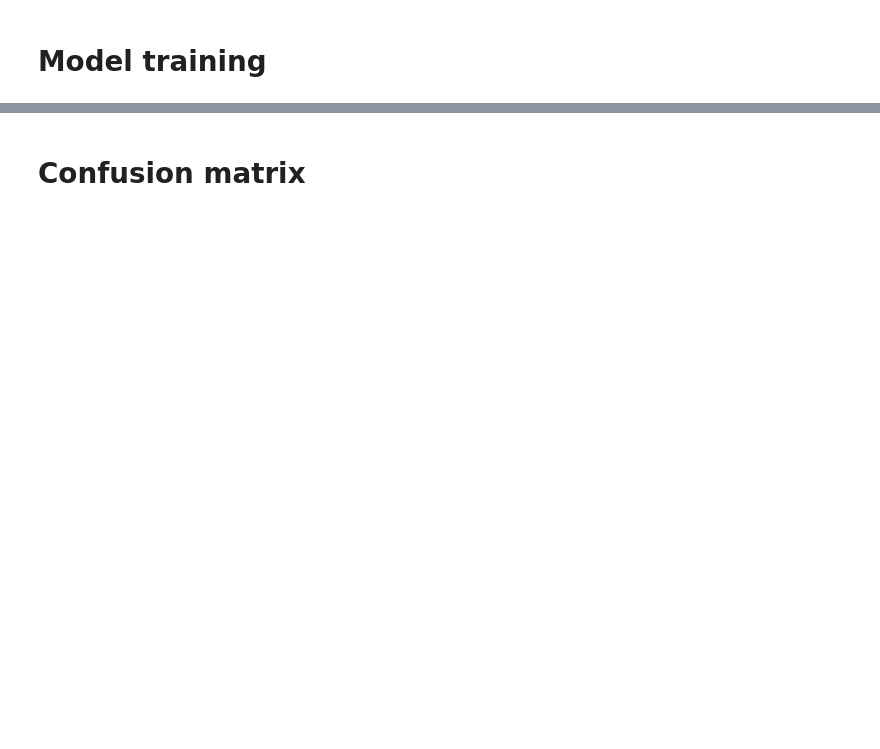
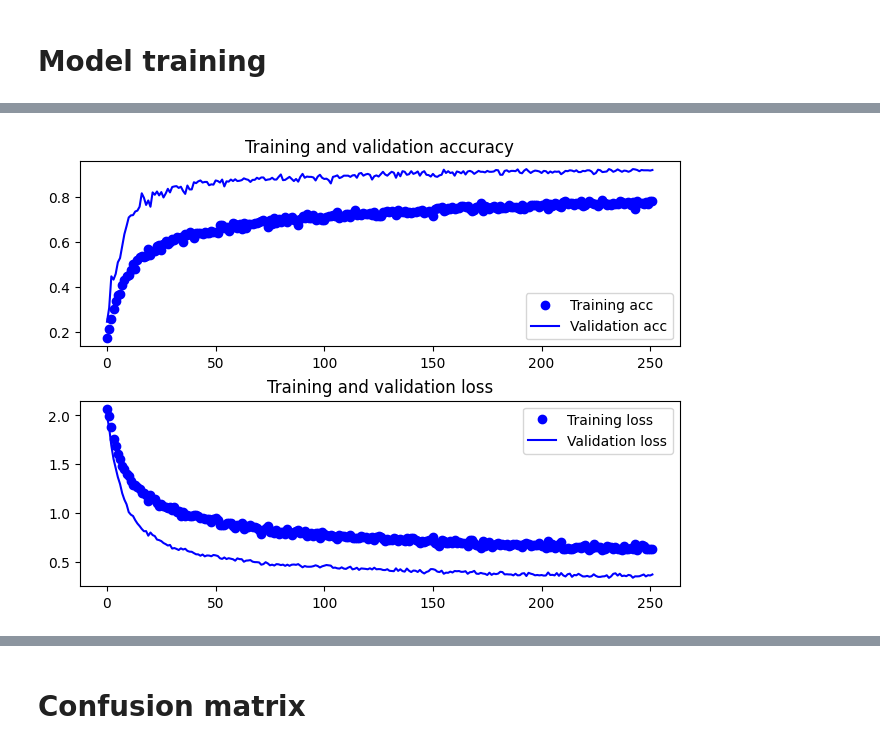
Before and after one commit to falcons-cs-assignments/Secure_Gesture, a Jupyter notebook: hand_gesture/model/keypoint_classification_EN.ipynb, the cells around one changed output, grey strips where cells are left out. Saved outputs shown, nothing was run; the diff lists cells and outputs as text; code cells hidden in the pictures; blank space fills up the shorter version.

Commit message:
Model

```diff
--- a/hand_gesture/model/keypoint_classification_EN.ipynb
+++ b/hand_gesture/model/keypoint_classification_EN.ipynb
@@ -73,7 +74,7 @@ model.compile(
 # %% [markdown]
 # Model training
 # %%
-model.fit(
+history = model.fit(
     X_train,
     y_train,
     epochs=1000,
@@ -103,3 +103,27 @@ Epoch 163: early stopping
+# %%
+def plot_loss_acc_curves(history):
+  acc = history.history['accuracy']
+  val_acc = history.history['val_accuracy']
+  loss = history.history['loss']
+  val_loss = history.history['val_loss']
+
+  epochs = range(len(acc))
+
+  fig, (ax1,ax2) = plt.subplots(nrows=2, ncols=1, constrained_layout=True)
+
+  _ = ax1.plot(epochs, acc, 'bo', label='Training acc')
+  _ = ax1.plot(epochs, val_acc, 'b', label='Validation acc')
+  _ = ax1.set_title('Training and validation accuracy')
+  _ = ax1.legend()
+
+  _ = ax2.plot(epochs, loss, 'bo', label='Training loss')
+  _ = ax2.plot(epochs, val_loss, 'b', label='Validation loss')
+  _ = ax2.set_title('Training and validation loss')
+  _ = ax2.legend()
+# %%
+plot_loss_acc_curves(history)
+# %% [output]
+[figure, added]
 # %%
 # Model evaluation
 val_loss, val_acc = model.evaluate(X_test, y_test, batch_size=128)
```
Also changed, not shown: parts of 9 cells of this notebook, 9 other files.
